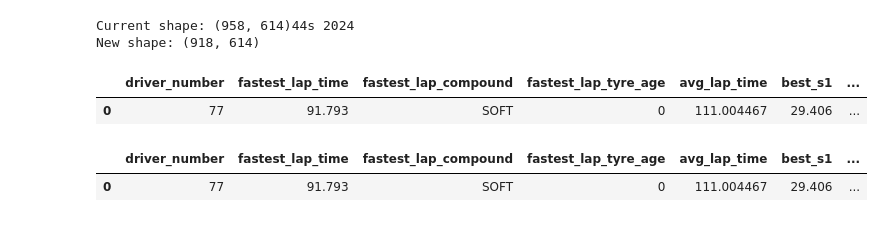
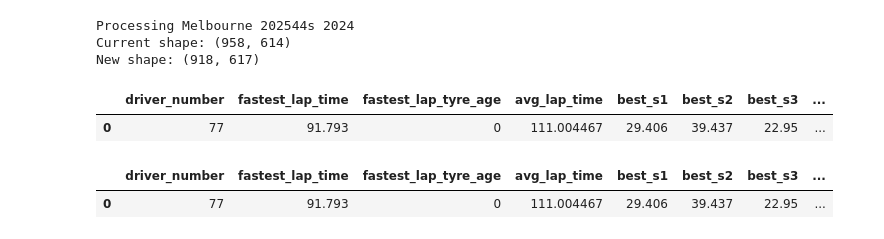
Before and after one commit to ATRedshaw/f1-forecasting, a Jupyter notebook: notebooks/data.ipynb, the cells around one changed output. Drawn from its saved outputs; the diff is of its cells as text; code cells hidden in the pictures.

```diff
--- a/notebooks/data.ipynb
+++ b/notebooks/data.ipynb
@@ -105,38 +106,40 @@ for race_weekend in race_weekends:
             if combined_df.empty:
                 combined_df = practice_statistics
             else:
                 combined_df = pd.concat([combined_df, practice_statistics])
 
             logging.info(f'Successfully processed {race_weekend["location"]} {race_weekend["year"]}')
             loop_count += 1
             break  # Break out of main retry loop on success
 
         except Exception as e:
             logging.error(f'Error processing weekend {race_weekend["location"]} {race_weekend["year"]} (Attempt {attempt+1}/{max_retries}): {str(e)}')
             if attempt < max_retries - 1:
                 time.sleep(2**attempt)
                 continue
             break  # Break after max retries
 
 logging.info('Processing complete, cleaning data...')
 logging.info(f'Current shape: {combined_df.shape}')
-print(f'Current shape: {combined_df.shape}')
+print(f'\nCurrent shape: {combined_df.shape}')
 
 # Clean up the data
 combined_df = check_all_ran_values(combined_df)
 combined_df = remove_nan_target_col(combined_df, 'quali_position')
 combined_df = fill_nans_with_zero(combined_df)
+combined_df = dummy_fastest_lap_compound(combined_df)
 
 logging.info(f'Final dataset shape: {combined_df.shape}')
 print(f'New shape: {combined_df.shape}')
 
 with pd.option_context('display.max_columns', None):
     display(combined_df.head(1))
 # %% [output]
-Current shape: (958, 614)44s 2024
-New shape: (918, 614)
+Processing Melbourne 202544s 2024
+Current shape: (958, 614)
+New shape: (918, 617)
-|  | driver_number | fastest_lap_time | fastest_lap_compound | fastest_lap_tyre_age | avg_lap_time | best_s1 | ... |
-| 0 | 77 | 91.793 | SOFT | 0 | 111.004467 | 29.406 | ... |
+|  | driver_number | fastest_lap_time | fastest_lap_tyre_age | avg_lap_time | best_s1 | best_s2 | best_s3 | ... |
+| 0 | 77 | 91.793 | 0 | 111.004467 | 29.406 | 39.437 | 22.95 | ... |
 # %%
 ran_columns = [col for col in combined_df.columns if 'ran_' in col]
 target_col = 'quali_position'
@@ -147,8 +150,8 @@ combined_df = combined_df[other_cols + ran_columns + [target_col]]
 with pd.option_context('display.max_columns', None):
     display(combined_df.head(1))
 # %% [output]
-|  | driver_number | fastest_lap_time | fastest_lap_compound | fastest_lap_tyre_age | avg_lap_time | best_s1 | ... |
-| 0 | 77 | 91.793 | SOFT | 0 | 111.004467 | 29.406 | ... |
+|  | driver_number | fastest_lap_time | fastest_lap_tyre_age | avg_lap_time | best_s1 | best_s2 | best_s3 | ... |
+| 0 | 77 | 91.793 | 0 | 111.004467 | 29.406 | 39.437 | 22.95 | ... |
 # %%
 # Create data directory if it doesn't exist
 data_dir = 'data'
```
Also changed, not shown: parts of 3 cells of this notebook, 2 other files.
